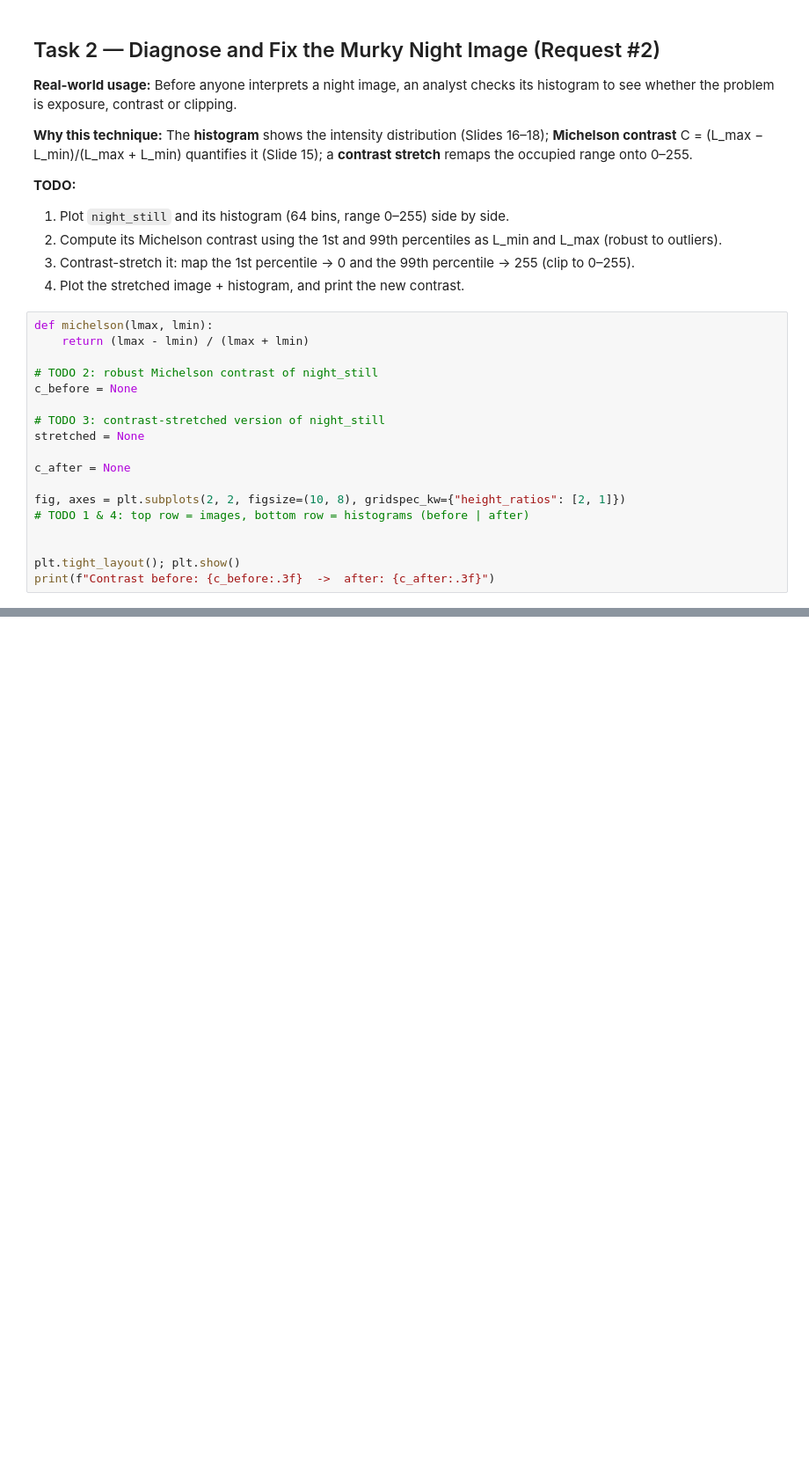
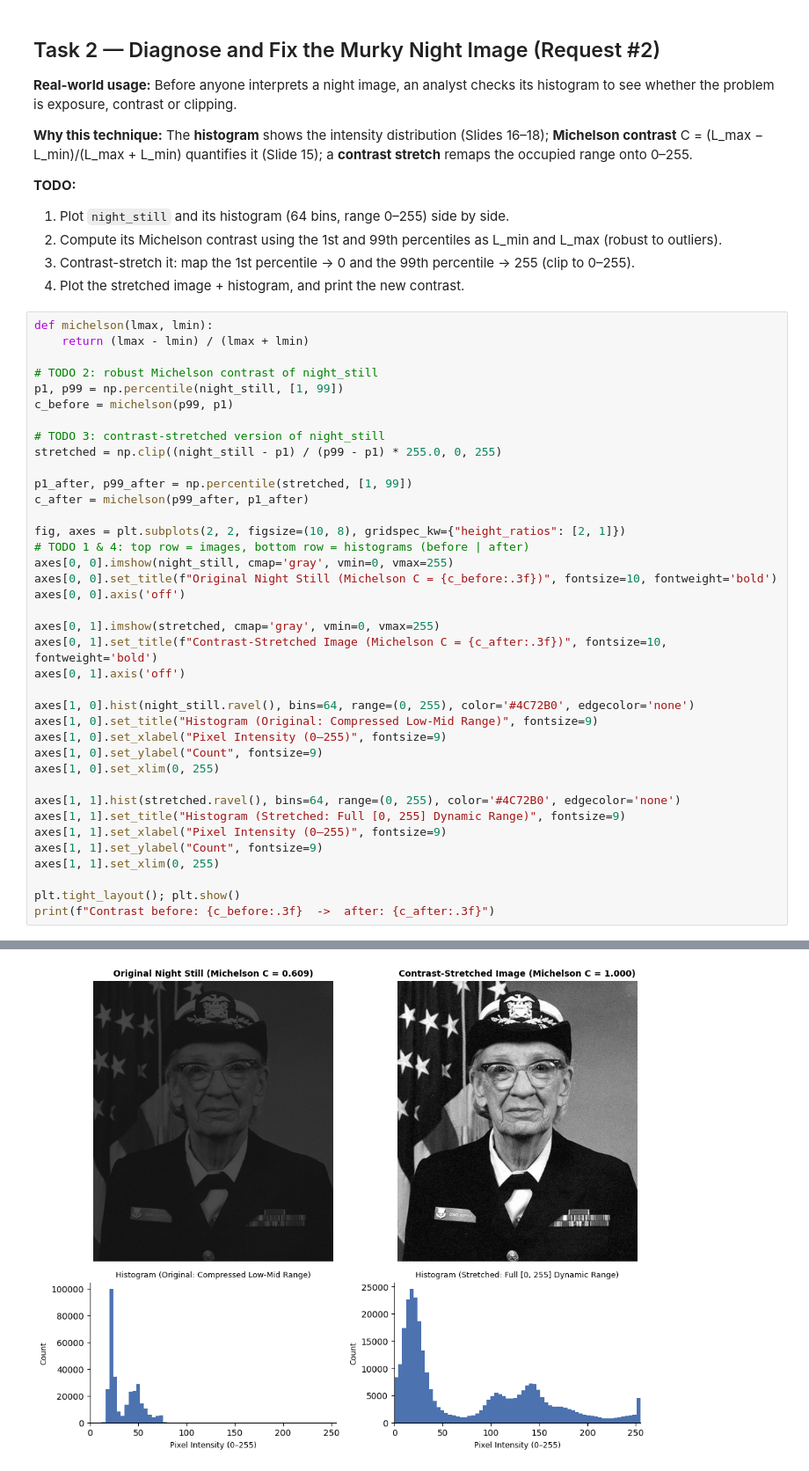
Before and after one commit to adarshm1705/VDUI-unit-3-assignment, a Jupyter notebook: unit3_ppt1_activity.ipynb, the cells around one changed output, grey strips where cells are left out. Shown at 88% size. Drawn from its saved outputs; the diff is of its cells as text; blank space fills up the shorter version.

```diff
--- a/unit3_ppt1_activity.ipynb
+++ b/unit3_ppt1_activity.ipynb
@@ -135,16 +154,37 @@ def michelson(lmax, lmin):
     return (lmax - lmin) / (lmax + lmin)
 
 # TODO 2: robust Michelson contrast of night_still
-c_before = None
+p1, p99 = np.percentile(night_still, [1, 99])
+c_before = michelson(p99, p1)
 
 # TODO 3: contrast-stretched version of night_still
-stretched = None
+stretched = np.clip((night_still - p1) / (p99 - p1) * 255.0, 0, 255)
 
-c_after = None
+p1_after, p99_after = np.percentile(stretched, [1, 99])
+c_after = michelson(p99_after, p1_after)
 
 fig, axes = plt.subplots(2, 2, figsize=(10, 8), gridspec_kw={"height_ratios": [2, 1]})
 # TODO 1 & 4: top row = images, bottom row = histograms (before | after)
+axes[0, 0].imshow(night_still, cmap='gray', vmin=0, vmax=255)
+axes[0, 0].set_title(f"Original Night Still (Michelson C = {c_before:.3f})", fontsize=10, fontweight='bold')
+axes[0, 0].axis('off')
 
+axes[0, 1].imshow(stretched, cmap='gray', vmin=0, vmax=255)
+axes[0, 1].set_title(f"Contrast-Stretched Image (Michelson C = {c_after:.3f})", fontsize=10, fontweight='bold')
+axes[0, 1].axis('off')
+
+axes[1, 0].hist(night_still.ravel(), bins=64, range=(0, 255), color='#4C72B0', edgecolor='none')
+axes[1, 0].set_title("Histogram (Original: Compressed Low-Mid Range)", fontsize=9)
+axes[1, 0].set_xlabel("Pixel Intensity (0–255)", fontsize=9)
+axes[1, 0].set_ylabel("Count", fontsize=9)
+axes[1, 0].set_xlim(0, 255)
+
+axes[1, 1].hist(stretched.ravel(), bins=64, range=(0, 255), color='#4C72B0', edgecolor='none')
+axes[1, 1].set_title("Histogram (Stretched: Full [0, 255] Dynamic Range)", fontsize=9)
+axes[1, 1].set_xlabel("Pixel Intensity (0–255)", fontsize=9)
+axes[1, 1].set_ylabel("Count", fontsize=9)
+axes[1, 1].set_xlim(0, 255)
 
 plt.tight_layout(); plt.show()
 print(f"Contrast before: {c_before:.3f}  ->  after: {c_after:.3f}")
+# %% [output]
@@ -151,3 +192,4 @@ print(f"Contrast before: {c_before:.3f}  ->  after: {c_after:.3f}")
+[figure, added]
 # %% [markdown]
 **Reflection:** Describe the *shape* of the night image's histogram in the lecture's vocabulary (Slide 18 table).
 Then explain why stretching made the image readable even though it added **no new information** — and why a
```
Also changed, not shown: parts of 13 cells of this notebook, 2 other files.
